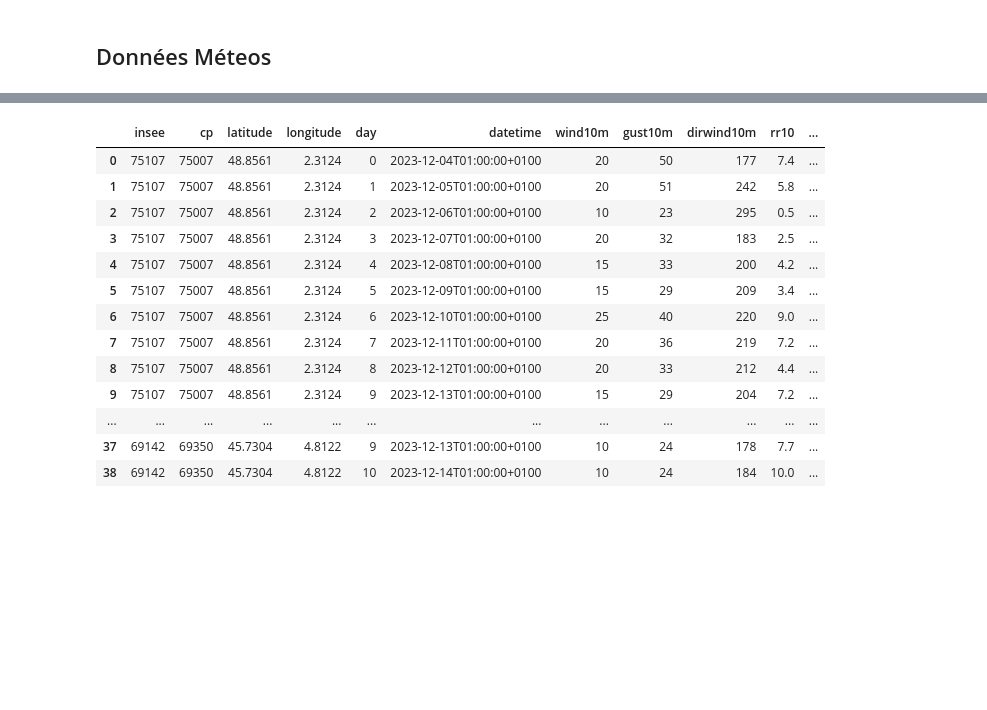
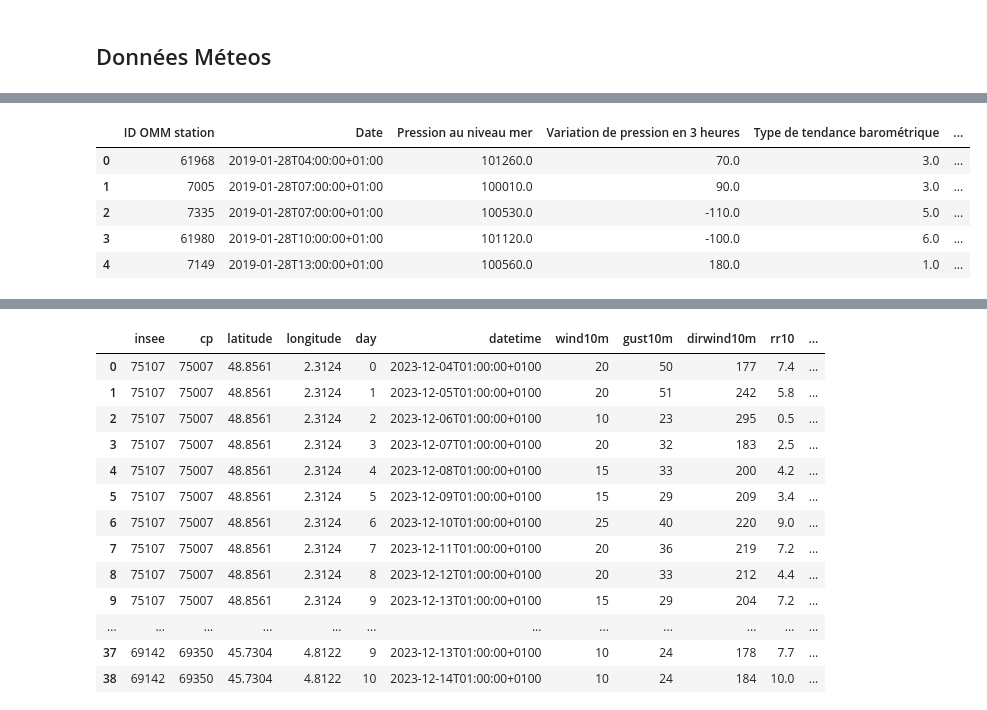
Before and after one commit to AurorePDSA/real-time-flood-alerts, a Jupyter notebook: real-time/temp.ipynb, the cells around one changed output, grey strips where cells are left out. Saved outputs shown, nothing was run; the diff lists cells and outputs as text; code cells hidden in the pictures; blank space fills up the shorter version.

Commit message:
Added rain historical data
loading data

```diff
--- a/real-time/temp.ipynb
+++ b/real-time/temp.ipynb
@@ -58,0 +22,4 @@ df
+# %%
+rain_history = pd.read_csv('data/rain_history/donnees-synop-essentielles-omm.csv', sep=';')
+
+rain_history.info()
@@ -58,0 +44,9 @@ df
+# %%
+rain_history.head()
+# %% [output]
+|  | ID OMM station | Date | Pression au niveau mer | Variation de pression en 3 heures | Type de tendance barométrique | ... |
+| 0 | 61968 | 2019-01-28T04:00:00+01:00 | 101260.0 | 70.0 | 3.0 | ... |
+| 1 | 7005 | 2019-01-28T07:00:00+01:00 | 100010.0 | 90.0 | 3.0 | ... |
+| 2 | 7335 | 2019-01-28T07:00:00+01:00 | 100530.0 | -110.0 | 5.0 | ... |
+| 3 | 61980 | 2019-01-28T10:00:00+01:00 | 101120.0 | -100.0 | 6.0 | ... |
+| 4 | 7149 | 2019-01-28T13:00:00+01:00 | 100560.0 | 180.0 | 1.0 | ... |
```
Also changed, not shown: parts of 6 cells of this notebook.
